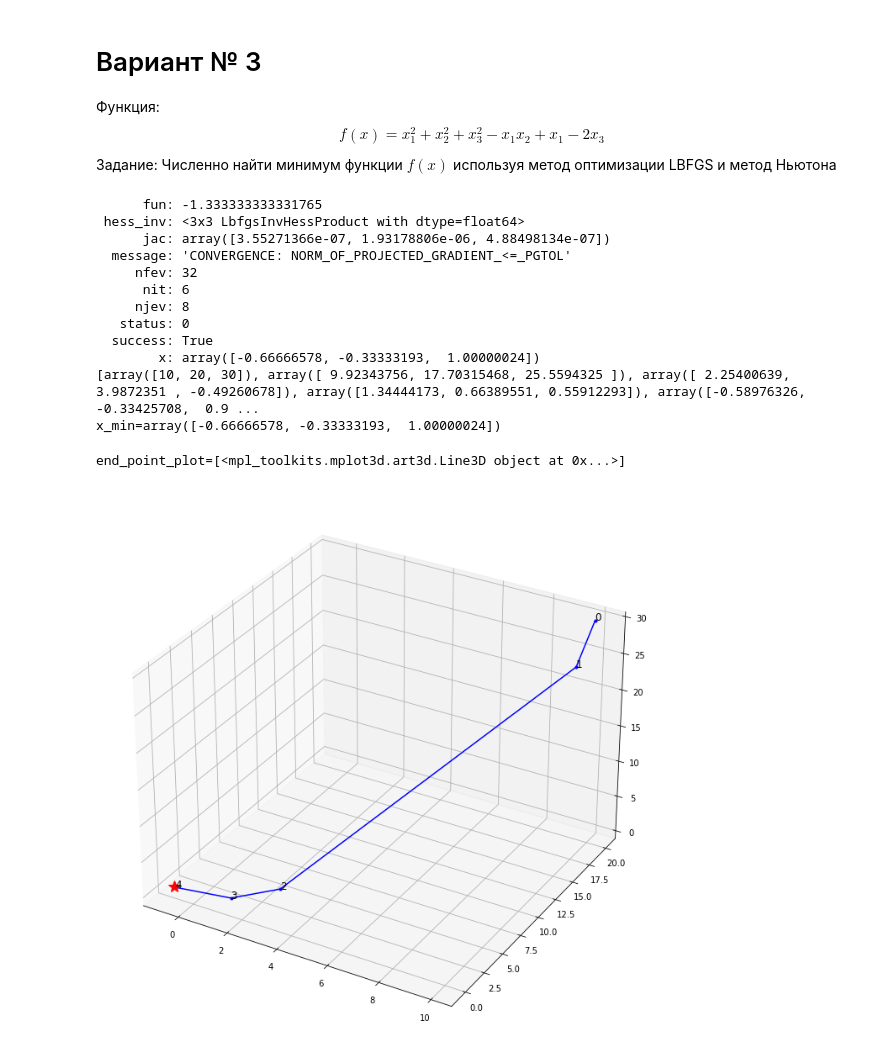
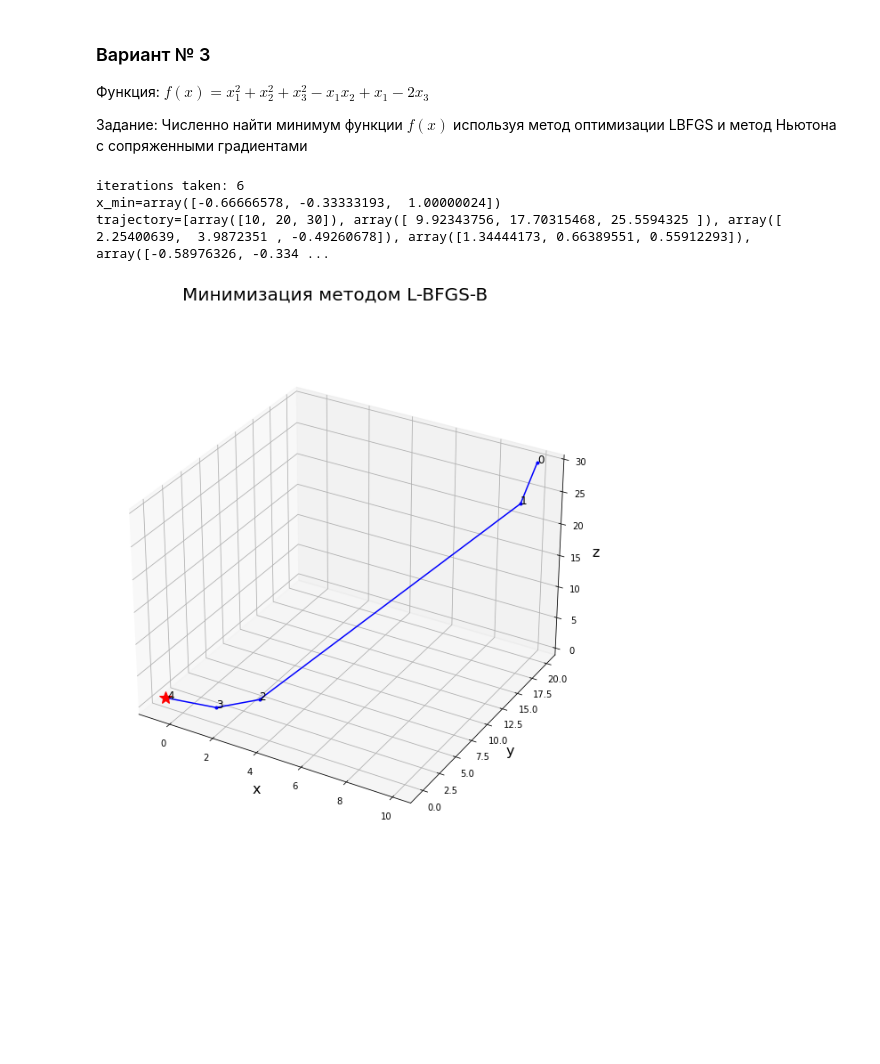
Before and after one commit to KapitoshkaThe1st/MAI_MASTER_2nd_semester, a Jupyter notebook: MOM/unconditional_optimization/unconditional_optimisation.ipynb, the cells around one changed output. Drawn from its saved outputs; the diff is of its cells as text; code cells hidden in the pictures; blank space fills up the shorter version.

```diff
--- a/MOM/unconditional_optimization/unconditional_optimisation.ipynb
+++ b/MOM/unconditional_optimization/unconditional_optimisation.ipynb
@@ -1,9 +1,9 @@
 # %% [markdown]
-# Вариант № 3
-Функция:
-$$ f(x) = x_{1}^{2} + x_{2}^{2} + x_{3}^{2} - x_{1}x_{2} + x_{1} - 2 x_{3}$$
+### Вариант № 3
+Функция: $ f(x) = x_{1}^{2} + x_{2}^{2} + x_{3}^{2} - x_{1}x_{2} + x_{1} - 2 x_{3}$
+
 Задание:
-Численно найти минимум функции $f(x)$ используя метод оптимизации LBFGS и метод Ньютона
+Численно найти минимум функции $f(x)$ используя метод оптимизации LBFGS и метод Ньютона с сопряженными градиентами
 # %%
 import numpy as np
 from scipy.optimize import minimize
@@ -15,38 +17,31 @@ def f(x):
+# %%
+def plot_trajectory(trajectory, title):
+    x_min = trajectory[-1]
+    fig = plt.figure(figsize=(12,10))
+    ax = fig.add_subplot(projection='3d')
+    ax.plot(*list(zip(*trajectory)), 'b-', marker='.')
+    fig.suptitle(title, fontsize=20)
+    ax.set_xlabel('x', fontsize=16)
+    ax.set_ylabel('y', fontsize=16)
+    ax.set_zlabel('z', fontsize=16)
+
+    end_point_plot = ax.plot(*x_min, 'r*', zorder=2)
+    end_point_plot[0].set_markersize(15)
+    annotation_eps = 0.01
+    for i, x in enumerate(trajectory):
+        if np.linalg.norm(x_min - x) > annotation_eps:
+            ax.text(*x, str(i), size=12, zorder=3, color='k')
 # %%
-x0 = np.array([10, 20, 30])
 trajectory = [x0]
 minimization_result = minimize(f, x0, method='L-BFGS-B', callback=lambda x: trajectory.append(x))
 x_min = minimization_result.x
 
-print(minimization_result)
-print(trajectory)
+print(f'iterations taken: {len(trajectory)-1}')
 print(f'{x_min=}')
+print(f'{trajectory=}')
+plot_trajectory(trajectory, 'Минимизация методом L-BFGS-B')
 # %% [output]
-      fun: -1.333333333331765
- hess_inv: <3x3 LbfgsInvHessProduct with dtype=float64>
-      jac: array([3.55271366e-07, 1.93178806e-06, 4.88498134e-07])
-  message: 'CONVERGENCE: NORM_OF_PROJECTED_GRADIENT_<=_PGTOL'
-     nfev: 32
-      nit: 6
-     njev: 8
-   status: 0
-  success: True
-        x: array([-0.66666578, -0.33333193,  1.00000024])
-[array([10, 20, 30]), array([ 9.92343756, 17.70315468, 25.5594325 ]), array([ 2.25400639,  3.9872351 , -0.49260678]), array([1.34444173, 0.66389551, 0.55912293]), array([-0.58976326, -0.33425708,  0.9 ...
+iterations taken: 6
 x_min=array([-0.66666578, -0.33333193,  1.00000024])
+trajectory=[array([10, 20, 30]), array([ 9.92343756, 17.70315468, 25.5594325 ]), array([ 2.25400639,  3.9872351 , -0.49260678]), array([1.34444173, 0.66389551, 0.55912293]), array([-0.58976326, -0.334 ...
+[figure, added]
-# %%
-fig = plt.figure(figsize=(12,12))
-
-ax = fig.add_subplot(projection='3d')
-ax.plot(*list(zip(*trajectory)), 'b-', marker='.')
-end_point_plot = ax.plot(*x_min, 'r*', zorder=2)
-end_point_plot[0].set_markersize(15)
-
-annotation_eps = 0.01
-for i, x in enumerate(trajectory):
-    size = 12
-    if np.linalg.norm(x_min - x) > annotation_eps:
-        ax.text(*x, str(i), size=size, zorder=3, color='k')
-# %% [output]
-end_point_plot=[<mpl_toolkits.mplot3d.art3d.Line3D object at 0x...>]
-[figure, removed]
```
Also changed, not shown: parts of 2 cells of this notebook, 1 other file.
